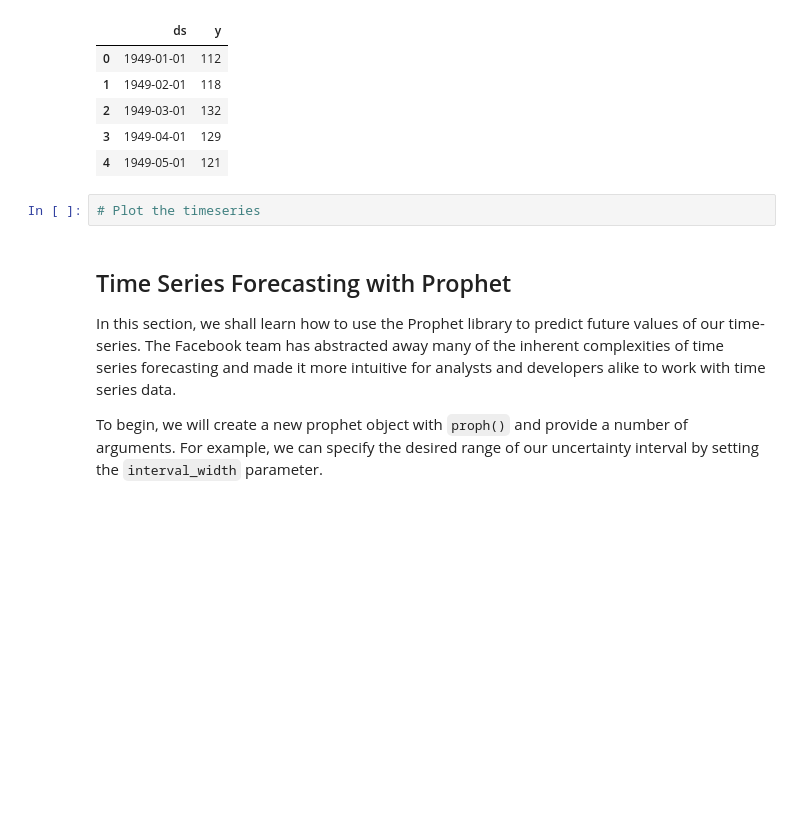
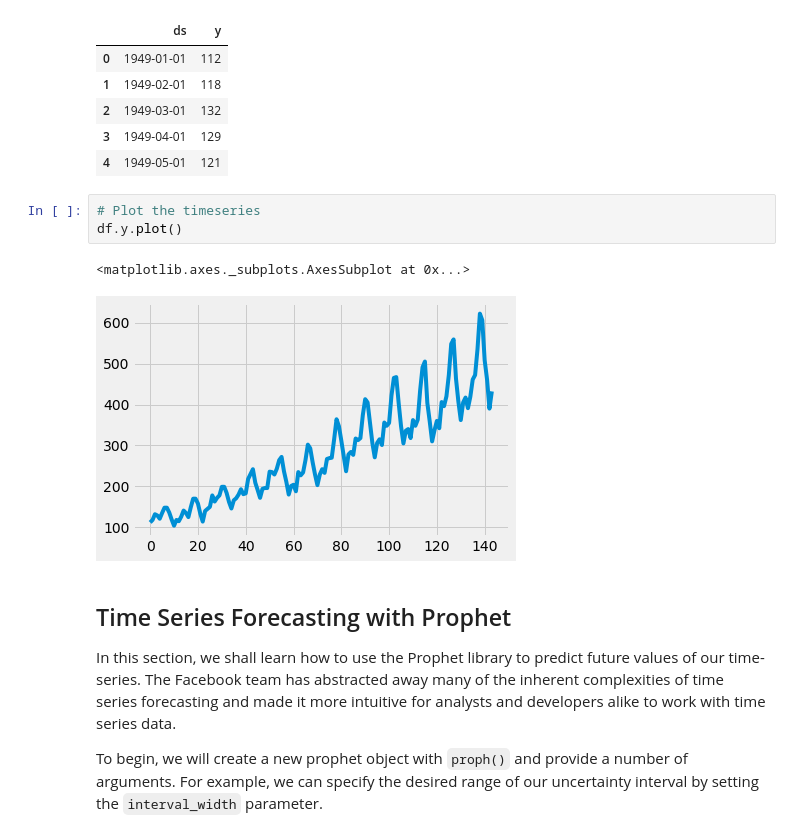
Before and after one commit to ortsed/dsc-facebook-prophet-lab-dc-ds-career-042219, a Jupyter notebook: index.ipynb, the cells around one changed output. Drawn from its saved outputs; the diff is of its cells as text; blank space fills up the shorter version.

```diff
--- a/index.ipynb
+++ b/index.ipynb
@@ -111,6 +111,10 @@ df.head()
 | 4 | 1949-05-01 | 121 |
 # %%
 # Plot the timeseries
+df.y.plot()
+# %% [output]
+<matplotlib.axes._subplots.AxesSubplot at 0x...>
+[figure, added]
 # %% [markdown]
 ## Time Series Forecasting with Prophet
 
```
